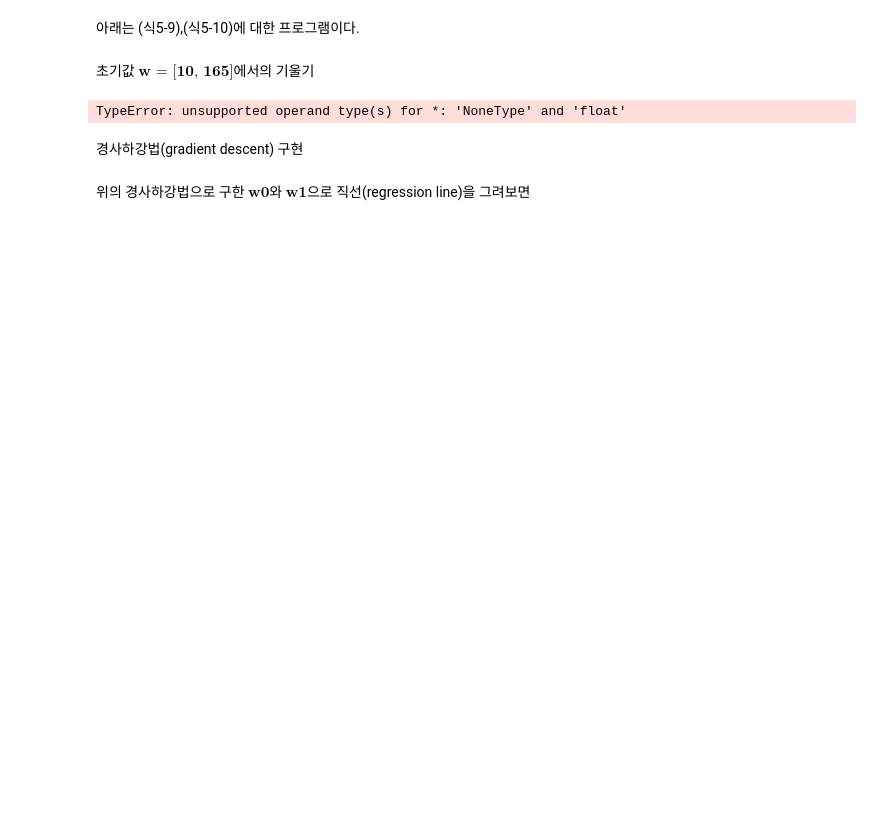
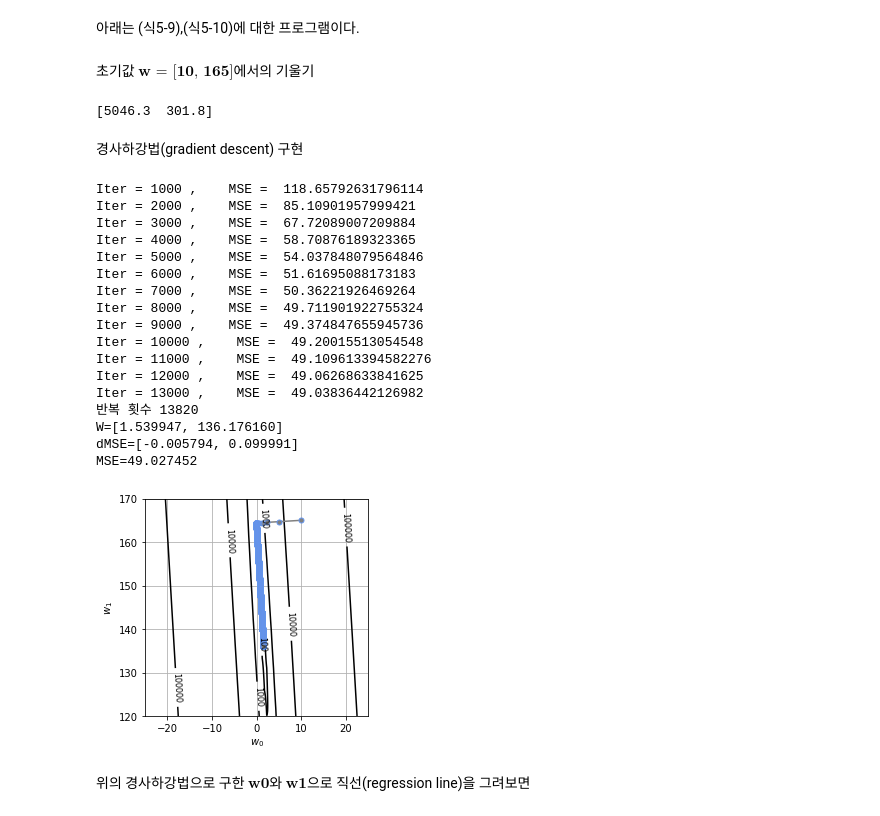
Before and after one commit to iAmJunha/studyMachineLearning, a Jupyter notebook: Chapter5_Lect_note_eclass-1/Chapter5_Note_dist.ipynb, the cells around one changed output. Cells and saved outputs as stored; diff of their text form; code cells hidden in the pictures; blank space fills up the shorter version.

```diff
--- a/Chapter5_Lect_note_eclass-1/Chapter5_Note_dist.ipynb
+++ b/Chapter5_Lect_note_eclass-1/Chapter5_Note_dist.ipynb
@@ -176,8 +177,8 @@ Gradient를 구하기 위하여 $J$를 편미분 하면
 # 평균 제곱 오차의 기울기 ------------------------
 def dmse_line(x, t, w):
     y = w[0] * x + w[1]
-    d_w0 = None            # 여기에 None 대신에 적절한 코드를 입력하시오.
-    d_w1 = None            # 여기에 None 대신에 적절한 코드를 입력하시오.
+    d_w0 = 2/len(x)*np.sum((y-t)*x)  #성분별로 연산           # 여기에 None 대신에 적절한 코드를 입력하시오.
+    d_w1 = 2/len(x)*np.sum(y-t)            # 여기에 None 대신에 적절한 코드를 입력하시오.
     return d_w0, d_w1
 # %% [markdown]
 초기값 $\textbf{w = [10, 165]}$에서의 기울기
@@ -186,7 +187,7 @@ def dmse_line(x, t, w):
 d_w = dmse_line(X, T, [10, 165])
 print(np.round(d_w, 1))
 # %% [output]
-TypeError: unsupported operand type(s) for *: 'NoneType' and 'float'
+[5046.3  301.8]
 # %% [markdown]
 경사하강법(gradient descent) 구현
 # %%
@@ -196,7 +197,7 @@ def fit_line_num(x, t):
     w_init = [10.0, 165.0] # 초기 매개 변수
     alpha = 0.001 # 학습률
     i_max = 100000 # 반복의 최대 수
-    eps = 0.1 # 반복을 종료 기울기의 절대 값의 한계
+    eps = 0.1 # 반복을 종료 기울기의 절대 값의 한계 -> 얘보다 기울기가 작아지면 최적점을 찾았다고 여기고 종료한다!
     w_i = np.zeros([i_max, 2])    # iteration 별 w=[w0,w1] 값의 변경 내역
     w_i[0, :] = w_init
     for i in range(1, i_max):
@@ -204,8 +205,8 @@ def fit_line_num(x, t):
         if i % 1000 == 0:
             print("Iter =", i, ",    MSE = ", mse)
         dmse = dmse_line(x, t, w_i[i - 1])
-        w_i[i, 0] = None        # 여기에 None 대신에 적절한 코드를 입력하시오.
-        w_i[i, 1] = None        # 여기에 None 대신에 적절한 코드를 입력하시오.
+        w_i[i, 0] = w_i[i-1,0]-alpha*dmse[0]# w0 갱신결과    # 여기에 None 대신에 적절한 코드를 입력하시오.
+        w_i[i, 1] = w_i[i-1,1]-alpha*dmse[1]# w1 갱신결과       # 여기에 None 대신에 적절한 코드를 입력하시오.
         if max(np.absolute(dmse)) < eps: # 종료판정, np.absolute는 절대치
             break
     w0 = w_i[i, 0]
@@ -217,33 +218,52 @@ def fit_line_num(x, t):
 # 메인 ------------------------------------
 plt.figure(figsize=(4, 4)) # MSE의 등고선 표시
 wn = 100 # 등고선 해상도
 w0_range = [-25, 25]
 w1_range = [120, 170]
 w0 = np.linspace(w0_range[0], w0_range[1], wn)
 w1 = np.linspace(w1_range[0], w1_range[1], wn)
 ww0, ww1 = np.meshgrid(w0, w1)
 J = np.zeros((len(w0), len(w1)))
 for i1 in range(wn):        # 중첩 for 문에서 i0,i1의 순서는 상관 없음
     for i0 in range(wn):
         J[i1, i0] = mse_line(X, T, (w0[i0], w1[i1]))
 cont = plt.contour(ww0, ww1, J, 30, colors='black',
                    levels=(100, 1000, 10000, 100000))
 cont.clabel(fmt='%1.0f', fontsize=8)
 plt.xlabel('$w_0$')
 plt.ylabel('$w_1$')
 plt.grid(True)
 
 # 경사하강법 호출
 W0, W1, dMSE, W_history = fit_line_num(X, T)
 
 # 결과보기
 print('반복 횟수 {0}'.format(W_history.shape[0]))
 print('W=[{0:.6f}, {1:.6f}]'.format(W0, W1))
 print('dMSE=[{0:.6f}, {1:.6f}]'.format(dMSE[0], dMSE[1]))
 print('MSE={0:.6f}'.format(mse_line(X, T, [W0, W1])))
 plt.plot(W_history[:, 0], W_history[:, 1], '.-',
          color='gray', markersize=10, markeredgecolor='cornflowerblue')
 plt.show()
+# %% [output]
+Iter = 1000 ,    MSE =  118.65792631796114
+Iter = 2000 ,    MSE =  85.10901957999421
+Iter = 3000 ,    MSE =  67.72089007209884
+Iter = 4000 ,    MSE =  58.70876189323365
+Iter = 5000 ,    MSE =  54.037848079564846
+Iter = 6000 ,    MSE =  51.61695088173183
+Iter = 7000 ,    MSE =  50.36221926469264
+Iter = 8000 ,    MSE =  49.711901922755324
+Iter = 9000 ,    MSE =  49.374847655945736
+Iter = 10000 ,    MSE =  49.20015513054548
+Iter = 11000 ,    MSE =  49.109613394582276
+Iter = 12000 ,    MSE =  49.06268633841625
+Iter = 13000 ,    MSE =  49.03836442126982
+반복 횟수 13820
+W=[1.539947, 136.176160]
+dMSE=[-0.005794, 0.099991]
+MSE=49.027452
+[figure, added]
 # %% [markdown]
 위의 경사하강법으로 구한 $\textbf{w0}$와 $\textbf{w1}$으로 직선(regression line)을 그려보면
 # %%
```
Also changed, not shown: parts of 15 cells of this notebook.
